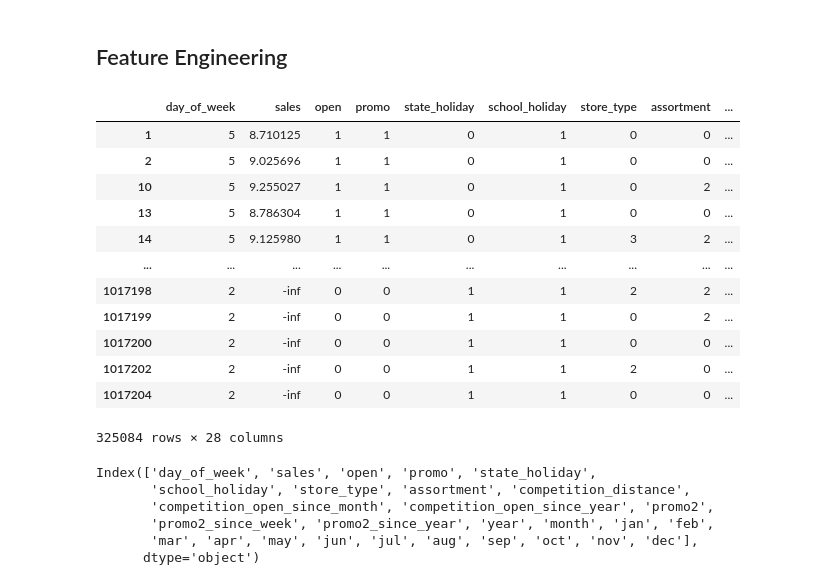
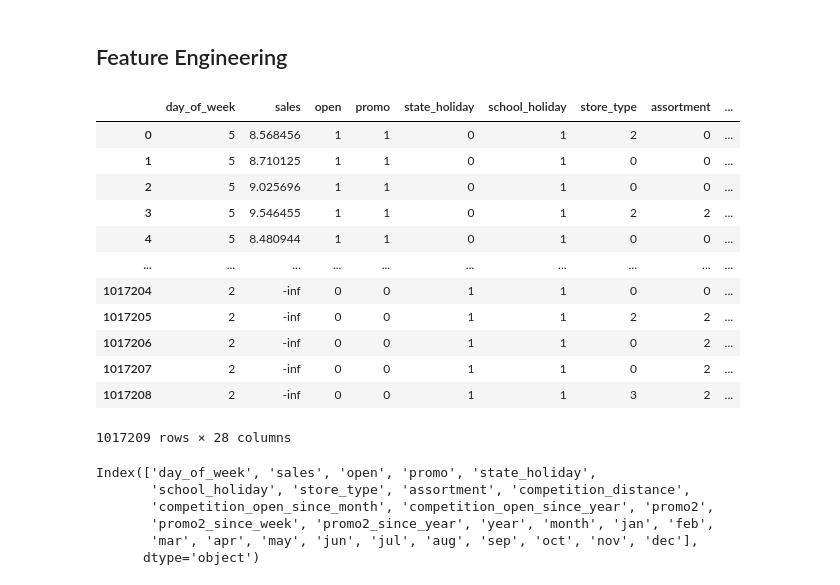
Before and after one commit to TheLoneCoderpy/rossmann_sales_prediction, a Jupyter notebook: notebook.ipynb, the cells around one changed output. Cells and saved outputs as stored; diff of their text form; code cells hidden in the pictures.

```diff
--- a/notebook.ipynb
+++ b/notebook.ipynb
@@ -141,7 +141,7 @@ Die letzten beiden Plots haben wir nicht erstellt, da die Test-Daten keine Infor
 # %% [markdown]
 ## Datacleaning
 # %%
-def apply_cleaning(df, test=False):
+def apply_cleaning(df, test=True):
     # Leere Werte der Spalte Competition Distance mit -1 füllen
     df["CompetitionDistance"] = df["CompetitionDistance"].fillna(-1)
 
@@ -155,7 +155,8 @@ def apply_cleaning(df, test=False):
     # Entferne alle Zeilen mit NaN-Werten aus dem DataFrame
     if not test:
         df = df.dropna(axis=0)
-
+    else :
+        df = df.fillna(0, axis=0)
     return df
 
 # Die Bereinigung auf den Haupt-DataFrame anwenden
@@ -216,8 +217,12 @@ def do_fe(df):
 
     # Anpassung der Datentypen auf Integer, sodass diese von den ML-Verfahren verarbeitet werden können
     df["CompetitionDistance"] = df["CompetitionDistance"].astype(int)
-    df["CompetitionOpenSinceMonth"] = df["CompetitionOpenSinceMonth"].astype(int)
-    df["CompetitionOpenSinceYear"] = df["CompetitionOpenSinceYear"].astype(int)
+
+    df["CompetitionOpenSinceMonth"] = df["CompetitionOpenSinceMonth"].fillna(0).astype(int).astype(int)
+
+    df["CompetitionOpenSinceYear"] = df["CompetitionOpenSinceYear"].fillna(0).astype(int)
+
+
     df["Promo2SinceWeek"] = df["Promo2SinceWeek"].astype(int)
     df["Promo2SinceYear"] = df["Promo2SinceYear"].astype(int)
 
@@ -245,7 +250,7 @@ def do_fe(df):
     df["dec"] = 0
 
     for index, row in df.iterrows():
-        start = row["PromoInterval"].split(",")[0]
+        start = str(row["PromoInterval"]).split(",")[0]
         match start:
             case "Jan":
                 df.at[index, "jan"] = 1
@@ -267,45 +272,45 @@ def do_fe(df):
 
     df = df.drop("PromoInterval", axis=1)
 
     # Alle Spaltentitel in lower Snake Case umwandeln
     for col in df.columns:
         col_n = re.sub(r'(?<!^)(?=[A-Z])', '_', col).lower()
         df.rename(columns={col: col_n}, inplace=True)
 
     # Feiertage in numerische Werte umwandeln und mit Wertigkeit versehen - 0 für keine Feiertage, 1 für Feiertage, 2 für Ostern, 3 für Weihnachten
     holiday_map = {"0": 0, "a": 1, "b": 2, "c": 3, 0: 0}
     df["state_holiday"] = df["state_holiday"].map(holiday_map)
 
     # Da in diesen Spalten im Vergleich zu den anderen des DataFrames sehr hohe Werte vorkommen, haben wir uns dazu entschlossen, den natürlichen Logarithmus der jeweiligen Spalte zu ziehen, damit die Modelle vernünftig lernen können
     try:
         df["sales"] = np.log(df["sales"])
     except:
         pass
     try:
         #df["customers"] = np.log(df["customers"]) # Diese Spalte kann für Vorhersagen nicht verwendet werden, da sie nicht im Test-Set enthalten ist
         df = df.drop("customers", axis=1)
     except:
         pass
     df["competition_distance"] = np.log(df["competition_distance"])
 
     return df
 
 big_df = do_fe(big_df)
 big_df
 # %% [output]
 |  | day_of_week | sales | open | promo | state_holiday | school_holiday | store_type | assortment | ... |
+| 0 | 5 | 8.568456 | 1 | 1 | 0 | 1 | 2 | 0 | ... |
 | 1 | 5 | 8.710125 | 1 | 1 | 0 | 1 | 0 | 0 | ... |
 | 2 | 5 | 9.025696 | 1 | 1 | 0 | 1 | 0 | 0 | ... |
-| 10 | 5 | 9.255027 | 1 | 1 | 0 | 1 | 0 | 2 | ... |
-| 13 | 5 | 8.786304 | 1 | 1 | 0 | 1 | 0 | 0 | ... |
-| 14 | 5 | 9.125980 | 1 | 1 | 0 | 1 | 3 | 2 | ... |
+| 3 | 5 | 9.546455 | 1 | 1 | 0 | 1 | 2 | 2 | ... |
+| 4 | 5 | 8.480944 | 1 | 1 | 0 | 1 | 0 | 0 | ... |
 | ... | ... | ... | ... | ... | ... | ... | ... | ... | ... |
-| 1017198 | 2 | -inf | 0 | 0 | 1 | 1 | 2 | 2 | ... |
-| 1017199 | 2 | -inf | 0 | 0 | 1 | 1 | 0 | 2 | ... |
-| 1017200 | 2 | -inf | 0 | 0 | 1 | 1 | 0 | 0 | ... |
-| 1017202 | 2 | -inf | 0 | 0 | 1 | 1 | 2 | 0 | ... |
 | 1017204 | 2 | -inf | 0 | 0 | 1 | 1 | 0 | 0 | ... |
+| 1017205 | 2 | -inf | 0 | 0 | 1 | 1 | 2 | 2 | ... |
+| 1017206 | 2 | -inf | 0 | 0 | 1 | 1 | 0 | 2 | ... |
+| 1017207 | 2 | -inf | 0 | 0 | 1 | 1 | 0 | 2 | ... |
+| 1017208 | 2 | -inf | 0 | 0 | 1 | 1 | 3 | 2 | ... |
-325084 rows × 28 columns
+1017209 rows × 28 columns
 # %%
 #print(big_df["PromoInterval"].unique()) # im 3-Monats Intervall
 big_df.columns
```
Also changed, not shown: parts of 19 cells of this notebook.
